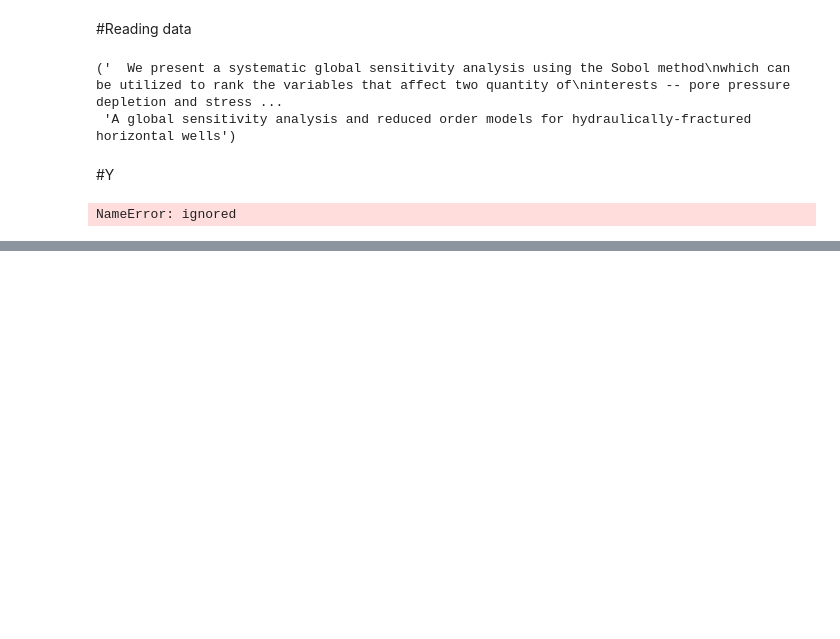
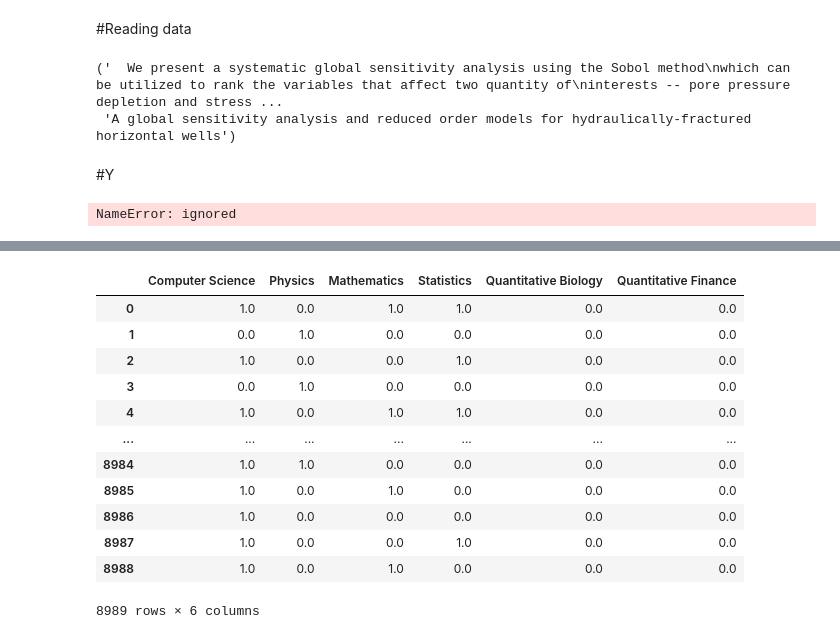
Before and after one commit to vyassuyog1/Janta-hack1, a Jupyter notebook: JantaHackLibrary.ipynb, the cells around one changed output, grey strips where cells are left out. Drawn from its saved outputs; the diff is of its cells as text; code cells hidden in the pictures; blank space fills up the shorter version.

```diff
--- a/JantaHackLibrary.ipynb
+++ b/JantaHackLibrary.ipynb
@@ -111,0 +430,24 @@ NameError: ignored
+# %%
+for i in range(len(Y)):
+  threshold=Y.iloc[i].mean(axis=0)
+  for j in range(Y.shape[1]):
+    if (Y.iloc[i][j])<=(threshold):
+      Y.iloc[i][j]=0
+    else:
+      Y.iloc[i][j]=1
+
+Y
+# %% [output]
+|  | Computer Science | Physics | Mathematics | Statistics | Quantitative Biology | Quantitative Finance |
+| 0 | 1.0 | 0.0 | 1.0 | 1.0 | 0.0 | 0.0 |
+| 1 | 0.0 | 1.0 | 0.0 | 0.0 | 0.0 | 0.0 |
+| 2 | 1.0 | 0.0 | 0.0 | 1.0 | 0.0 | 0.0 |
+| 3 | 0.0 | 1.0 | 0.0 | 0.0 | 0.0 | 0.0 |
+| 4 | 1.0 | 0.0 | 1.0 | 1.0 | 0.0 | 0.0 |
+| ... | ... | ... | ... | ... | ... | ... |
+| 8984 | 1.0 | 1.0 | 0.0 | 0.0 | 0.0 | 0.0 |
+| 8985 | 1.0 | 0.0 | 1.0 | 0.0 | 0.0 | 0.0 |
+| 8986 | 1.0 | 0.0 | 0.0 | 0.0 | 0.0 | 0.0 |
+| 8987 | 1.0 | 0.0 | 0.0 | 1.0 | 0.0 | 0.0 |
+| 8988 | 1.0 | 0.0 | 1.0 | 0.0 | 0.0 | 0.0 |
+8989 rows × 6 columns
```
Also changed, not shown: parts of 40 cells of this notebook.
